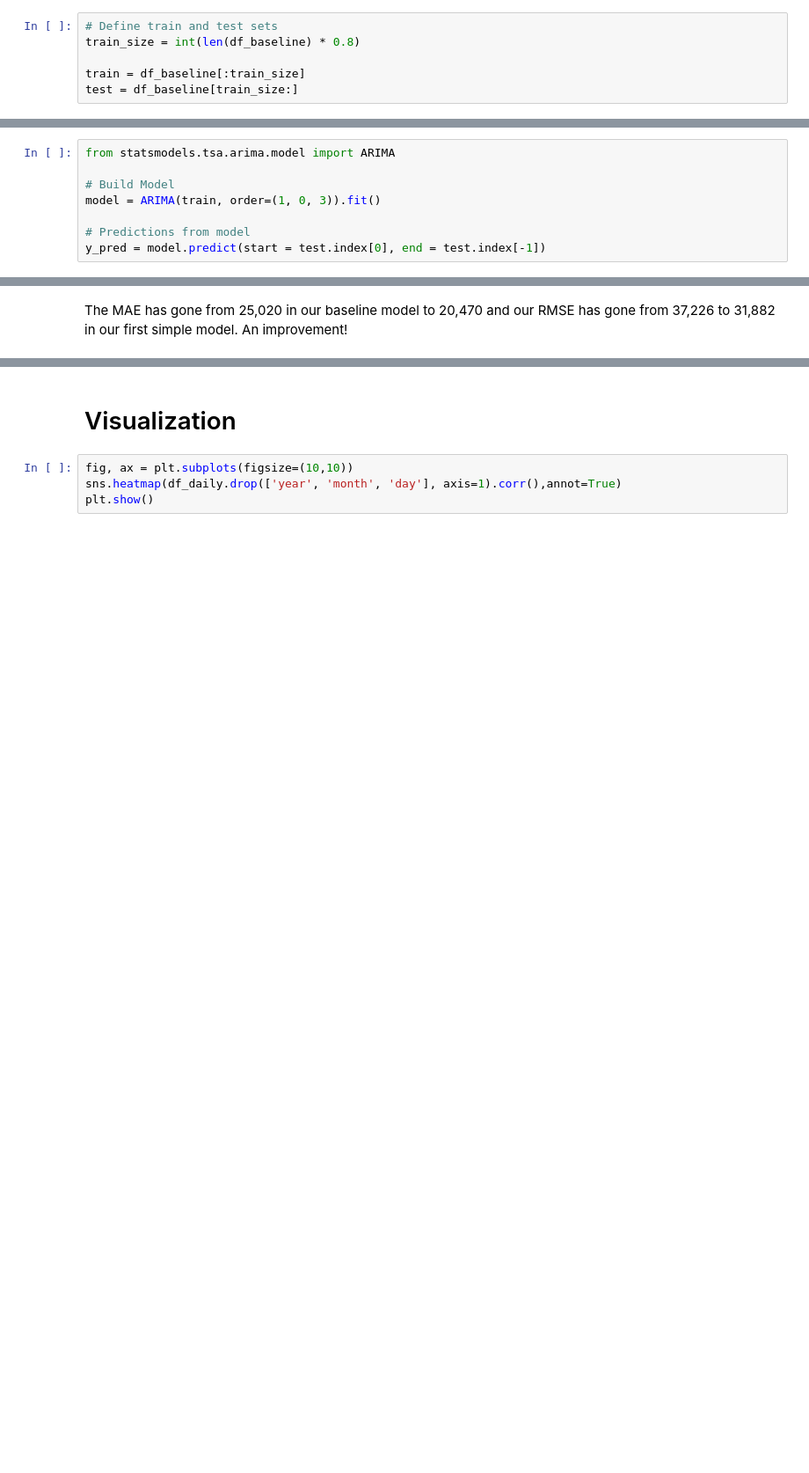
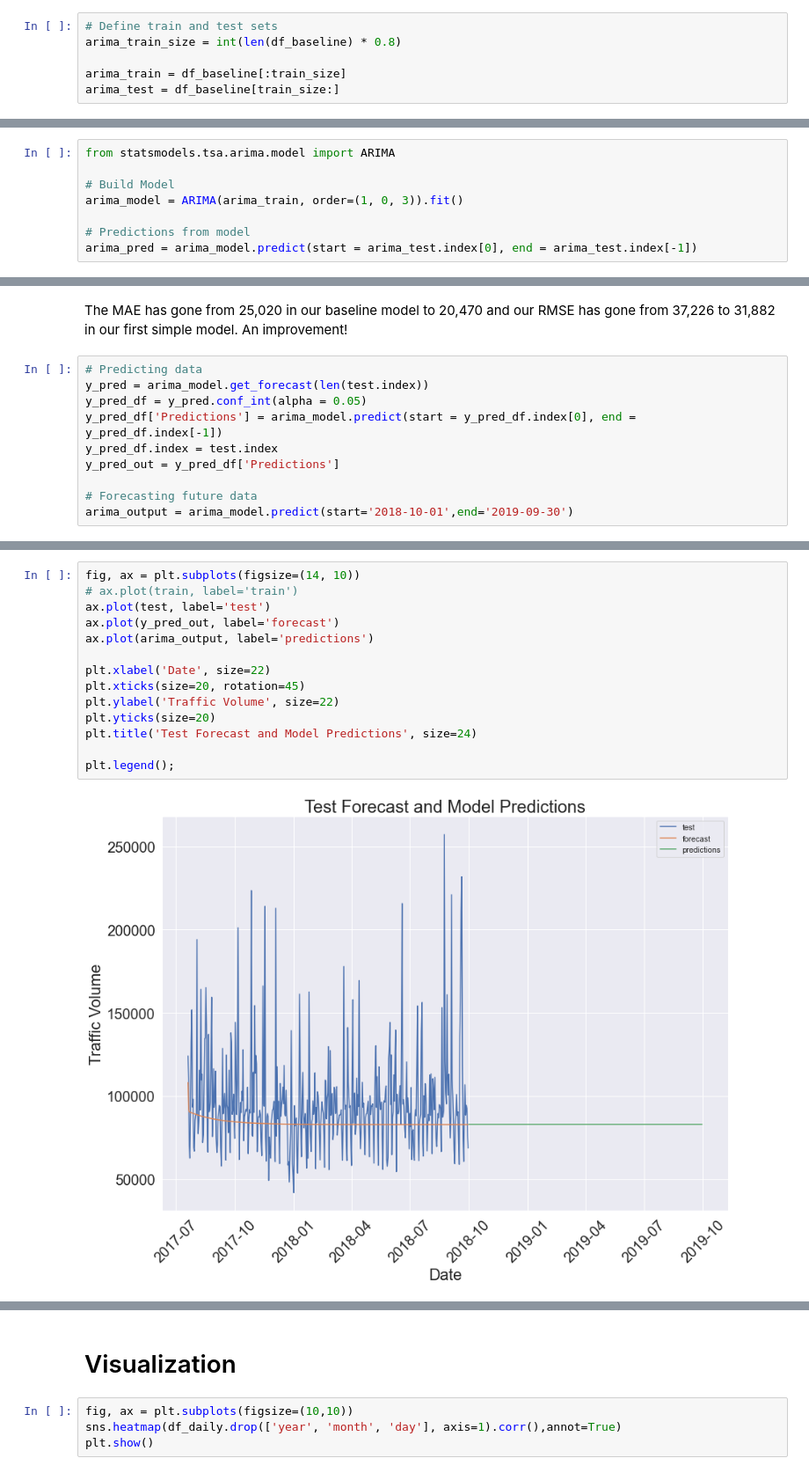
Before and after one commit to pschulk/I-94-Traffic-Volume-Predictions, a Jupyter notebook: EDA_Notebook.ipynb, the cells around one changed output, grey strips where cells are left out. Shown at 88% size. Drawn from its saved outputs; the diff is of its cells as text; blank space fills up the shorter version.

```diff
--- a/EDA_Notebook.ipynb
+++ b/EDA_Notebook.ipynb
@@ -963,7 +963,7 @@ time: 0 ns (started: 2023-04-09 14:06:35 -06:00)
 # %%
 # Define train and test sets
-train_size = int(len(df_baseline) * 0.8)
+arima_train_size = int(len(df_baseline) * 0.8)
 
-train = df_baseline[:train_size]
-test = df_baseline[train_size:]
+arima_train = df_baseline[:train_size]
+arima_test = df_baseline[train_size:]
 # %% [output]
@@ -1000,8 +1000,8 @@ After checking for stationarity, we can proceed with building a basic ARIMA mode
 from statsmodels.tsa.arima.model import ARIMA
 
 # Build Model
-model = ARIMA(train, order=(1, 0, 3)).fit()
+arima_model = ARIMA(arima_train, order=(1, 0, 3)).fit()
 
 # Predictions from model
-y_pred = model.predict(start = test.index[0], end = test.index[-1])
+arima_pred = arima_model.predict(start = arima_test.index[0], end = arima_test.index[-1])
 # %% [output]
@@ -1022,2 +1022,12 @@ time: 15 ms (started: 2023-04-10 12:30:38 -06:00)
 # %% [markdown]
 The MAE has gone from 25,020 in our baseline model to 20,470 and our RMSE has gone from 37,226 to 31,882 in our first simple model. An improvement!
+# %%
+# Predicting data
+y_pred = arima_model.get_forecast(len(test.index))
+y_pred_df = y_pred.conf_int(alpha = 0.05)
+y_pred_df['Predictions'] = arima_model.predict(start = y_pred_df.index[0], end = y_pred_df.index[-1])
+y_pred_df.index = test.index
+y_pred_out = y_pred_df['Predictions']
+
+# Forecasting future data
+arima_output = arima_model.predict(start='2018-10-01',end='2019-09-30')
@@ -1023,0 +1036,16 @@ The MAE has gone from 25,020 in our baseline model to 20,470 and our RMSE has go
+# %%
+fig, ax = plt.subplots(figsize=(14, 10))
+# ax.plot(train, label='train')
+ax.plot(test, label='test')
+ax.plot(y_pred_out, label='forecast')
+ax.plot(arima_output, label='predictions')
+
+plt.xlabel('Date', size=22)
+plt.xticks(size=20, rotation=45)
+plt.ylabel('Traffic Volume', size=22)
+plt.yticks(size=20)
+plt.title('Test Forecast and Model Predictions', size=24)
+
+plt.legend();
+# %% [output]
+[figure, added]
```
Also changed, not shown: parts of 80 cells of this notebook.
